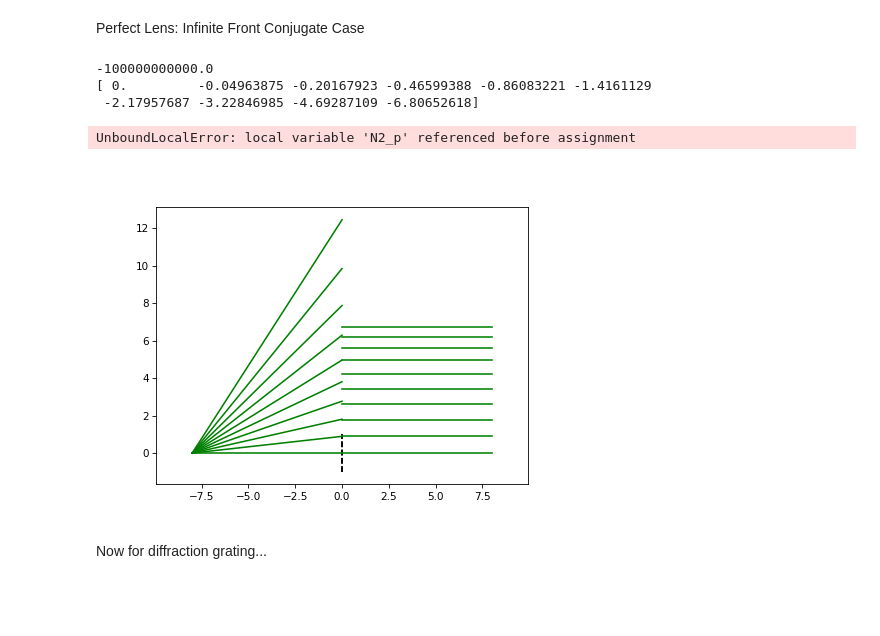
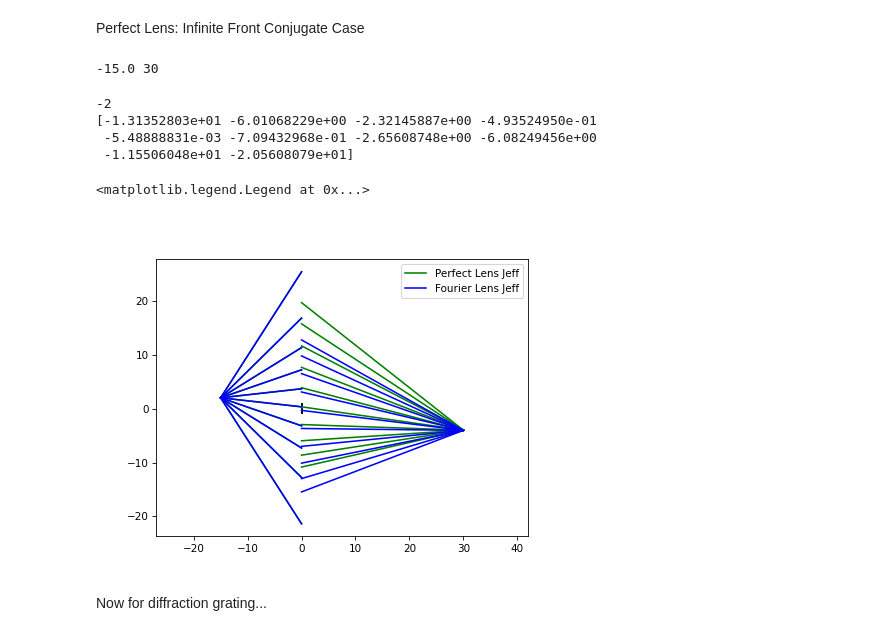
Before and after one commit to DavidLanders95/MonteCarloMS, a Jupyter notebook: lens.ipynb, the cells around one changed output. Drawn from its saved outputs; the diff is of its cells as text; code cells hidden in the pictures; blank space fills up the shorter version.

Commit message:
I think fourier lens and perfect lens works now

```diff
--- a/lens.ipynb
+++ b/lens.ipynb
@@ -544,8 +556,8 @@ thickness = 0.0
 pp_1 = lens_z - thickness / 2.0
 pp_2 = lens_z + thickness / 2.0
 
-m_p = -1e11
-f = 8
+m_p = -2
+f = 10
 
 if np.abs(m_p) < 1e-10:
     z1 = f * (-1)
@@ -557,14 +569,15 @@ else:
     z1 = f * ((1 / m_p)  -1)
     z2 = f * (1 - m_p)
 
+print(z1, z2)
 N = 10
 
 # Define x and y coordinates of rat starting positions
 x1 = np.linspace(-0.0, 0.0, N)
-y1 = np.linspace(0, 0, N)
+y1 = np.linspace(2, 2, N)
 z1 = np.linspace(z1, z1, N)
 
-angles = np.linspace(0, 1, N)
+angles = np.linspace(-1, 1, N)
 
 L1 = np.zeros(N) # x direction cosine
 M1 = np.sin(angles) # y direction cosine
@@ -575,6 +588,8 @@ u1 = - (L1 / N1) * z1 + x1
 v1 = - (M1 / N1) * z1 + y1
 
 opl = np.linspace(0, 0, N)
+# %% [output]
+-15.0 30
 # %%
 # x2, y2, u1, v1, u2, v2, L2, M2, N2, opl = perfect_lens(x1, y1, z1, L1, M1, N1, z2, m_p)
 
@@ -596,45 +611,50 @@ plt.figure()
 # plt.axis('equal')
 
 print(m_p)
-u2, v2, L2, M2, N2, opl = perfect_lens_jeffrey(u1, v1, L1, M1, N1, f, m_p)
-x2, y2 = u2 + (L2 / N2) * f, v2 + (M2 / N2) * f
+
+opl_in = np.zeros(N)
+u2, v2, L2, M2, N2, opl = perfect_lens_jeffrey(u1, v1, L1, M1, N1, f, m_p, opl_in)
+x2, y2 = u2 + (L2 / N2) * z2, v2 + (M2 / N2) * z2
 
 print(opl)
 plt.vlines(pp_1, -1, 1, linestyle = '--', color = 'k')
 plt.vlines(pp_2,  -1, 1, linestyle = '--', color = 'k')
 
 pp_1s = np.linspace(pp_1, pp_1, N)
 pp_2s = np.linspace(pp_2, pp_2, N)
 z1s = np.linspace(z1, z1, N)
 z2s = np.linspace(z2, z2, N)
 fs = np.linspace(f, f, N)
 
 plt.plot([z1 + pp_1s, pp_1s], [y1, v1], '-g')
 plt.plot([], [], '-g', label = 'Perfect Lens Jeff')
 
 plt.plot([pp_2s, z2s + pp_2s], [v2, y2], '-g')
 plt.axis('equal')
 
 u2, v2, L2, M2, N2, opl = fourier_lens_jeffrey(u1, v1, L1, M1, N1, f, m_p)
+x2, y2 = u2 + (L2 / N2) * z2, v2 + (M2 / N2) * z2
 # print(opl)
 
 pp_1s = np.linspace(pp_1, pp_1, N)
 pp_2s = np.linspace(pp_2, pp_2, N)
 z1s = np.linspace(z1, z1, N)
 z2s = np.linspace(z2, z2, N)
 fs = np.linspace(f, f, N)
 
 plt.plot([z1 + pp_1s, pp_1s], [y1, v1], '-b')
-plt.plot([], [], '-b', label = 'Fourier Lens')
+plt.plot([], [], '-b', label = 'Fourier Lens Jeff')
 
 plt.plot([pp_2s, z2s + pp_2s], [v2, y2], '-b')
 plt.axis('equal')
+plt.legend()
 # %% [output]
--100000000000.0
-[ 0.         -0.04963875 -0.20167923 -0.46599388 -0.86083221 -1.4161129
- -2.17957687 -3.22846985 -4.69287109 -6.80652618]
+-2
+[-1.31352803e+01 -6.01068229e+00 -2.32145887e+00 -4.93524950e-01
+ -5.48888831e-03 -7.09432968e-01 -2.65608748e+00 -6.08249456e+00
+ -1.15506048e+01 -2.05608079e+01]
-UnboundLocalError: local variable 'N2_p' referenced before assignment
+<matplotlib.legend.Legend at 0x...>
-[figure, old version]
+[figure, new version]
 # %% [markdown]
 Now for diffraction grating...
 # %%
```
Also changed, not shown: parts of 3 cells of this notebook.
